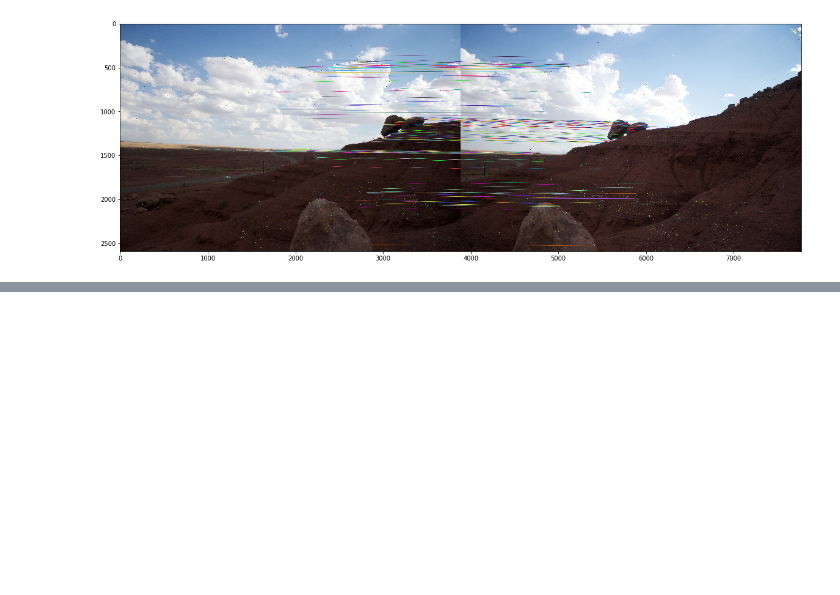
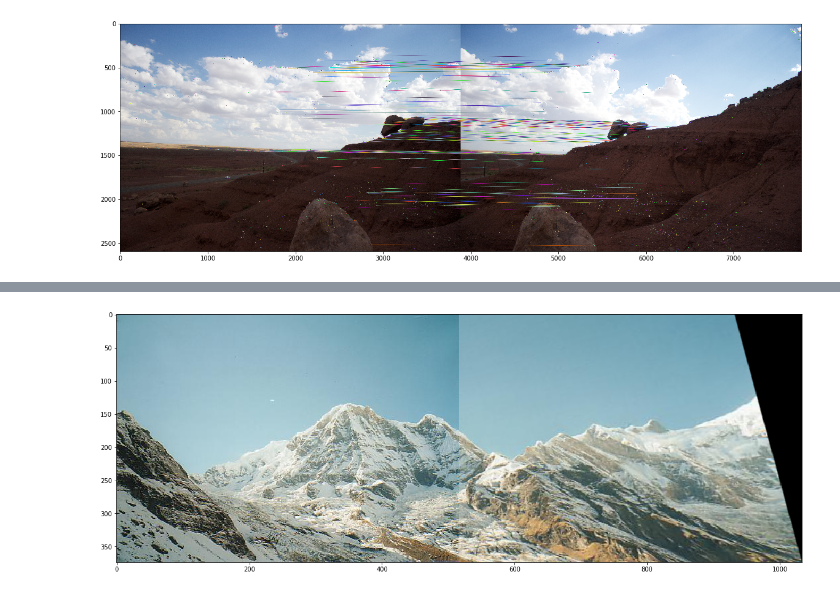
Before and after one commit to ateexD/cse573-projects, a Jupyter notebook: project2/src/stitch.ipynb, the cells around one changed output, grey strips where cells are left out. Saved outputs shown, nothing was run; the diff lists cells and outputs as text; code cells hidden in the pictures; blank space fills up the shorter version.

Commit message:
stitching works for 2 & 3 imgaes

```diff
--- a/project2/src/stitch.ipynb
+++ b/project2/src/stitch.ipynb
@@ -252,7 +253,7 @@ def ransac(matches, kp1, kp2, epsilon=5.0, batch_size=4, max_iter=10, verbose=Fa
                 best_matches = curr_model_matches
 
                 # Terminate early based on count
-                if best_inilier_count > int(0.3 * len(matches)):
+                if best_inilier_count > int(0.3 * len(kp1)):
                     if verbose:
                         print("-------------------\nCutting short early\n-------------------")
                         # Print stats and return best_H
@@ -343,7 +344,3 @@ src, dst = np.array(src), np.array(dst)
 
 H_3_2, mask = cv2.findHomography(src, dst, cv2.RANSAC, 4.)
 # print(H / H[-1, -1])
-# %%
-h = np.linalg.inv(H_2_3)
-h /= h[-1, -1]
-h
@@ -393,0 +347,67 @@ process_mountain_images()
+# %%
+def stitch_images(path_to_directory, verbose=False):
+    """
+    Input - Path from images should be read from
+    Returns - None
+
+    This function reads the images from the given
+    path, aligns it and writes result into panaroma.jpg
+    """
+    # Get image paths in given directory
+    image_paths = glob.glob(path_to_directory + "/*")
+
+    # Read all these images with cv2.imread
+    images = [cv2.imread(image_path)  for image_path in image_paths]
+
+    # Convert each of these images to Image class
+    for i, image in enumerate(images):
+        keypoints, descriptors = sift.detectAndCompute(image, None)
+        images[i] = Image(image, keypoints, descriptors)
+
+    # Alignment step
+    I = sorted(images, key=cmp_to_key(lambda x, y: get_direction(x.kp, y.kp, x.des, y.des, x.img, y.img)))
+
+    # (in)Sanity check
+    if verbose:
+        convert_and_plot(I[0].img)
+        convert_and_plot(I[1].img)
+        convert_and_plot(I[2].img)
+
+
+    def stitch_2_images(I1, I2):
+        """
+        Utility function to stitch 2 images
+        """
+        matches = get_good_matches(kNN_matcher(I1.des, I2.des))
+        H, matches = ransac(matches, I1.kp, I2.kp, max_iter=10)
+
+        H_inv = np.linalg.inv(H)
+        H_inv /= H_inv[-1, -1]
+
+        h, w, _ = I1.img.shape
+        panaroma = cv2.warpPerspective(I2.img, H_inv, (w * 2, h))
+        panaroma[:h, :w] = I1.img
+        return panaroma
+
+    assert(2 <= len(I) <= 3)
+
+    if len(I) == 2:
+        panaroma = stitch_2_images(I[0], I[1])
+        convert_and_plot(panaroma)
+        cv2.imwrite("panaroma.jpg", panaroma)
+    else:
+        # Merge Images 1 & 2
+        dst = stitch_2_images(I[1], I[2])
+        h, w, _ = I[0].img.shape
+        matches = get_good_matches(kNN_matcher(I[0].des, I[1].des))
+        H_1_2, matches = ransac(matches, I[0].kp, I[1].kp, max_iter=10, verbose=verbose)
+        H_inv = np.linalg.inv(H_1_2)
+        H_inv /= H_inv[-1, -1]
+        panaroma = cv2.warpPerspective(dst, H_inv, (w * 3 , h))
+        panaroma[:h, :w] = I[0].img
+        convert_and_plot(panaroma)
+        cv2.imwrite("panaroma.jpg", panaroma)
+
+stitch_images("../data/mountain/", verbose=False)
+# %% [output]
+[figure, added]
```
Also changed, not shown: parts of 5 cells of this notebook, 7 other files.
